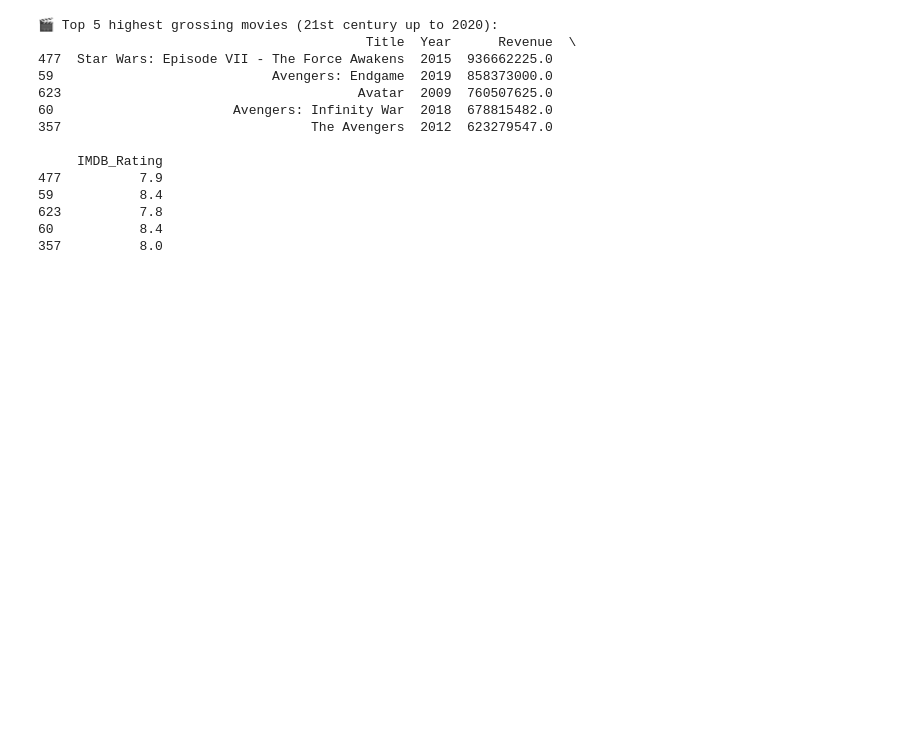
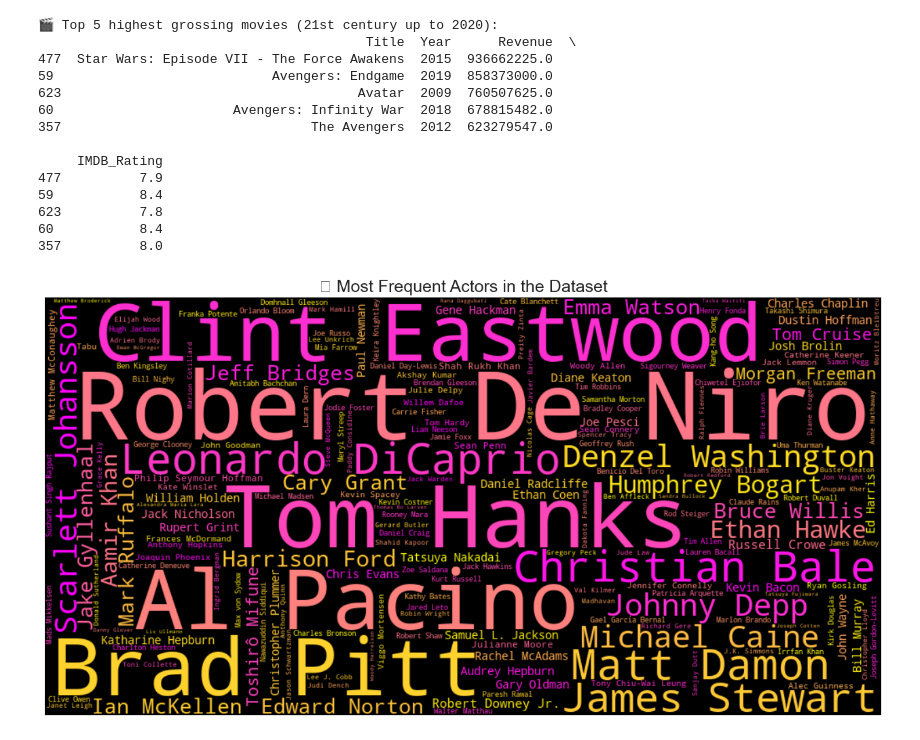
Before and after one commit to JuanmaCM7/IMDB_top_1000_movies, a Jupyter notebook: Notebooks/EDA.ipynb, the cells around one changed output. Cells and saved outputs as stored; diff of their text form; code cells hidden in the pictures; blank space fills up the shorter version.

Commit message:
Nuevas visualizaciones

```diff
--- a/Notebooks/EDA.ipynb
+++ b/Notebooks/EDA.ipynb
@@ -699,3 +699,32 @@ print(top_5_21st_century[['Title', 'Year', 'Revenue', 'IMDB_Rating']])
 623          7.8
 60           8.4
 357          8.0
+# %%
+from wordcloud import WordCloud
+import matplotlib.pyplot as plt
+
+# Combine all actor columns into a single Series
+all_actors = pd.concat([df['Star1'], df['Star2'], df['Star3'], df['Star4']], axis=0)
+
+# Drop nulls and strip spaces
+all_actors = all_actors.dropna().str.strip()
+
+# Count frequency of each full actor name
+actor_counts = all_actors.value_counts()
+
+# Create the WordCloud from frequencies
+wordcloud = WordCloud(
+    width=1000,
+    height=500,
+    background_color='black',
+    colormap='spring'
+).generate_from_frequencies(actor_counts)
+
+# Plot the WordCloud
+plt.figure(figsize=(16, 8))
+plt.imshow(wordcloud, interpolation='bilinear')
+plt.axis('off')
+plt.title('🎭 Most Frequent Actors in the Dataset', fontsize=18)
+plt.show()
+# %% [output]
+[figure, added]
```
Also changed, not shown: parts of 20 cells of this notebook.
